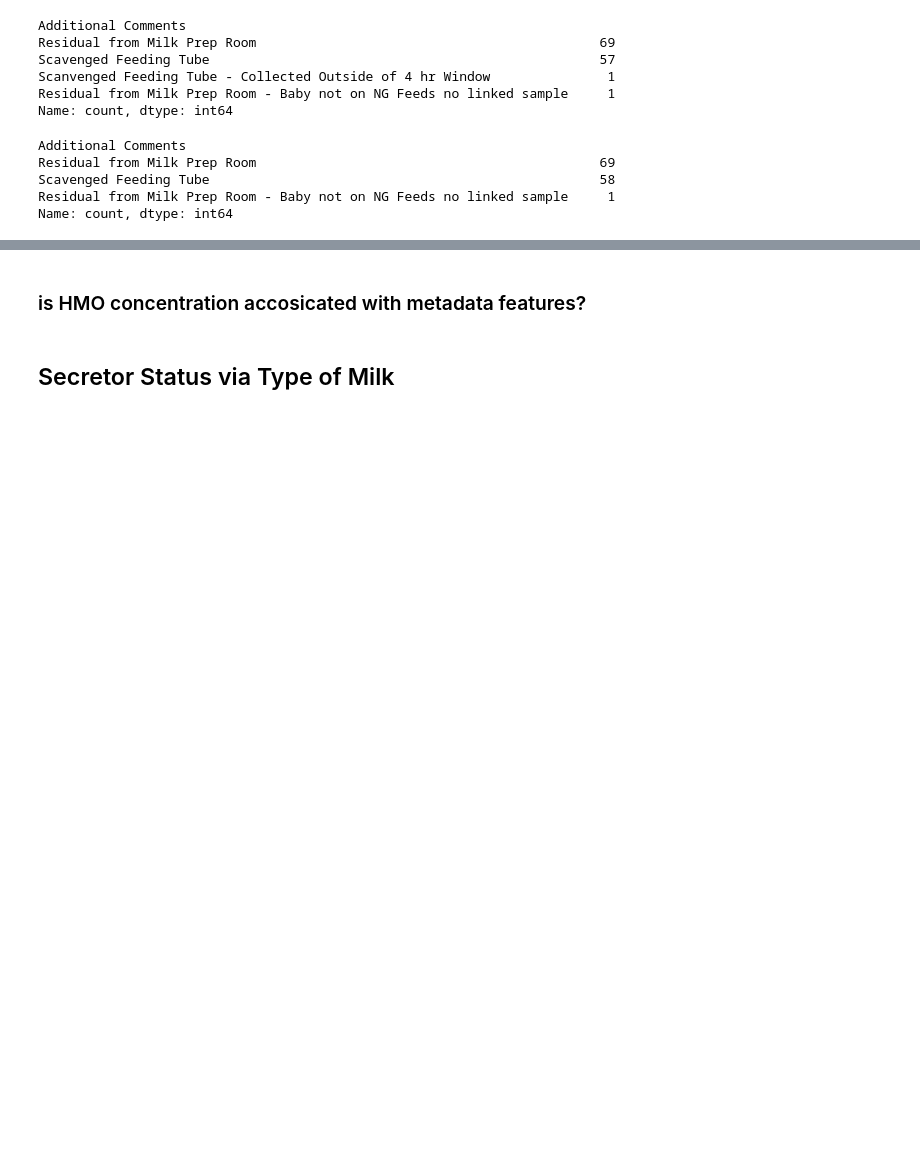
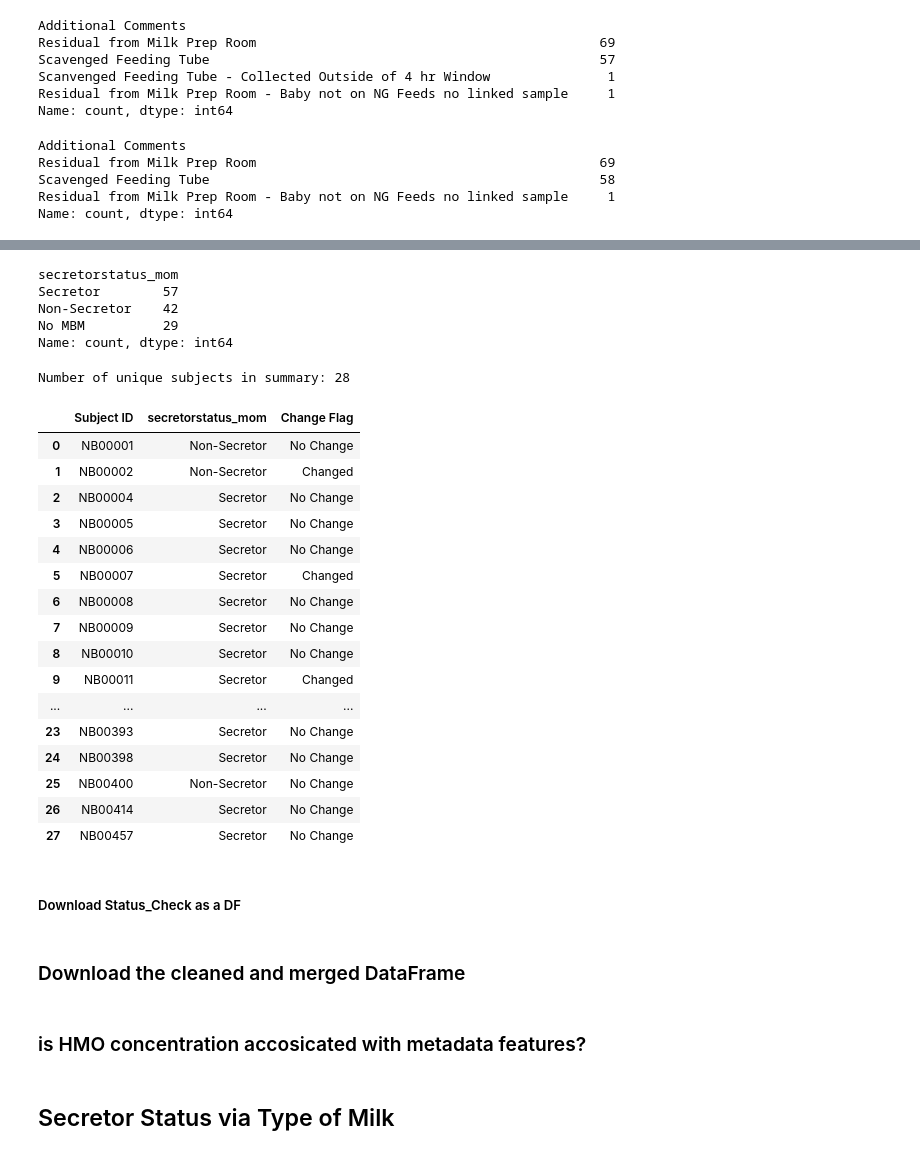
Before and after one commit to spann-pediatrics/NeoBank, a Jupyter notebook: unlinked.merge.ipynb, the cells around one changed output, grey strips where cells are left out. Drawn from its saved outputs; the diff is of its cells as text; code cells hidden in the pictures; blank space fills up the shorter version.

```diff
--- a/unlinked.merge.ipynb
+++ b/unlinked.merge.ipynb
@@ -359,8 +407,8 @@ def classify_sample_method(comment):
     if isinstance(comment, str):
         if "scavenged" in comment.lower():
             return "Scavenged"
-        elif "milk prep room" in comment.lower():
-            return "Residual"
+        elif "milk room" in comment.lower():
+            return "Prepped in Milk Room"
     return "Other"
 
 merged["Sample Source"] = merged["Additional Comments"].apply(classify_sample_method)
@@ -366,0 +424,19 @@ merged["Sample Source"] = merged["Additional Comments"].apply(classify_sample_me
+# %%
+# Make sure columns are clean
+merged.columns = merged.columns.str.strip()
+
+# Step 1. Filter to only MBM rows
+merged_mbm = merged[merged["MBM/DMB?"] == "MBM"].copy()
+
+# Step 2. Get the *first MBM row* per subject
+first_mbm = (
+   merged_mbm.sort_values(["Subject ID", "DOL"])   # sort by day of life so "first" makes sense
+          .groupby("Subject ID", as_index=False)
+          .first()[["Subject ID", "Secretor Status"]]
+)
+
+# Step 3. Rename the column
+first_mbm.rename(columns={"Secretor Status": "secretorstatus_mom"}, inplace=True)
+
+# Step 4. Merge back to main df
+merged = merged.merge(first_mbm, on="Subject ID", how="left")
@@ -366,0 +461,48 @@ merged["Sample Source"] = merged["Additional Comments"].apply(classify_sample_me
+# %%
+merged.secretorstatus_mom.value_counts()
+# %% [output]
+secretorstatus_mom
+Secretor        57
+Non-Secretor    42
+No MBM          29
+Name: count, dtype: int64
+# %%
+### per unique subject id
+results = []
+for subj, group in merged_mbm.groupby("Subject ID"):
+    group = group.sort_values("DOL")
+    first_status = group.iloc[0]["Secretor Status"]
+    changed = (group["Secretor Status"] != first_status).any()
+
+    results.append({
+        "Subject ID": subj,
+        "secretorstatus_mom": first_status,
+        "Change Flag": "Changed" if changed else "No Change"
+    })
+
+# ✅ This table has ONE ROW per subject
+status_check = pd.DataFrame(results)
+
+print("Number of unique subjects in summary:", status_check["Subject ID"].nunique())
+status_check
+# %% [output]
+Number of unique subjects in summary: 28
+|  | Subject ID | secretorstatus_mom | Change Flag |
+| 0 | NB00001 | Non-Secretor | No Change |
+| 1 | NB00002 | Non-Secretor | Changed |
+| 2 | NB00004 | Secretor | No Change |
+| 3 | NB00005 | Secretor | No Change |
+| 4 | NB00006 | Secretor | No Change |
+| 5 | NB00007 | Secretor | Changed |
+| 6 | NB00008 | Secretor | No Change |
+| 7 | NB00009 | Secretor | No Change |
+| 8 | NB00010 | Secretor | No Change |
+| 9 | NB00011 | Secretor | Changed |
+| ... | ... | ... | ... |
+| 23 | NB00393 | Secretor | No Change |
+| 24 | NB00398 | Secretor | No Change |
+| 25 | NB00400 | Non-Secretor | No Change |
+| 26 | NB00414 | Secretor | No Change |
+| 27 | NB00457 | Secretor | No Change |
+# %% [markdown]
+##### Download Status_Check as a DF
@@ -367 +511,3 @@ merged["Sample Source"] = merged["Additional Comments"].apply(classify_sample_me
+# %% [markdown]
+### Download the cleaned and merged DataFrame
 # %%
```
Also changed, not shown: parts of 14 cells of this notebook, 14 other files.
